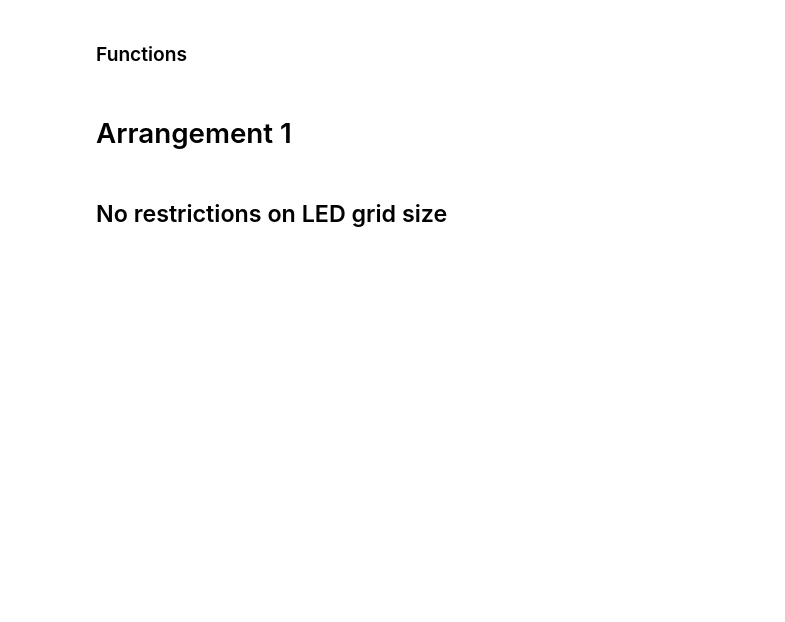
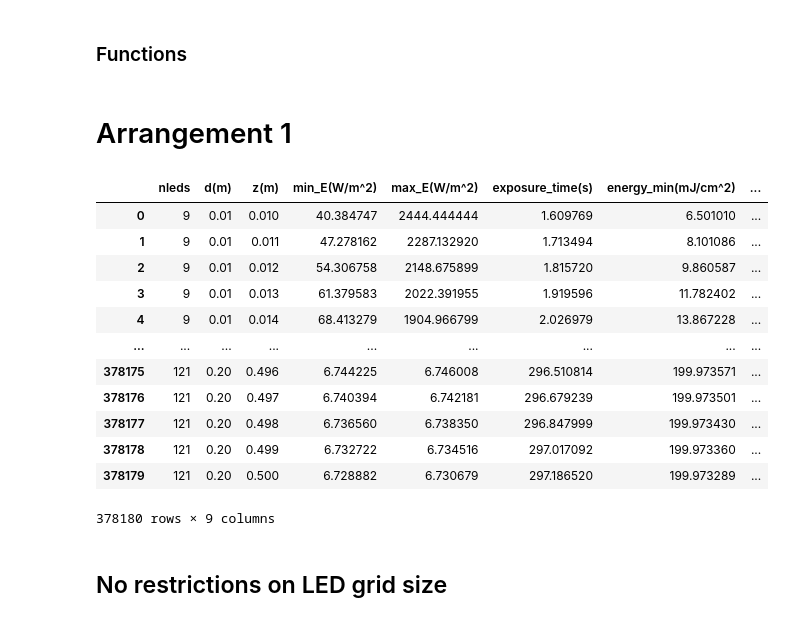
Before and after one commit to shubhranshsinghvi/Photolithography, a Jupyter notebook: Code/Ideal_UV_LED_model.ipynb, the cells around one changed output. Saved outputs shown, nothing was run; the diff lists cells and outputs as text; code cells hidden in the pictures; blank space fills up the shorter version.

```diff
--- a/Code/Ideal_UV_LED_model.ipynb
+++ b/Code/Ideal_UV_LED_model.ipynb
@@ -85,7 +87,24 @@ for i in l:
     t.extend(i)
 final_list=t
 # %%
-df_1 = pd.DataFrame(final_list,columns=["nleds","d(m)","z(m)","min_E(W/m^2)","max_E(W/m^2)","exposure_time(s)","energy_min(mJ/cm^2)","energy_max(mJ^cm^2)","percent_uniformity"])
+df_1=pd.read_pickle("./df_1.pkl")
+#df_1 = pd.DataFrame(final_list,columns=["nleds","d(m)","z(m)","min_E(W/m^2)","max_E(W/m^2)","exposure_time(s)","energy_min(mJ/cm^2)","energy_max(mJ^cm^2)","percent_uniformity"])
+# df_1.to_pickle("./df_1.pkl")
+df_1
+# %% [output]
+|  | nleds | d(m) | z(m) | min_E(W/m^2) | max_E(W/m^2) | exposure_time(s) | energy_min(mJ/cm^2) | ... |
+| 0 | 9 | 0.01 | 0.010 | 40.384747 | 2444.444444 | 1.609769 | 6.501010 | ... |
+| 1 | 9 | 0.01 | 0.011 | 47.278162 | 2287.132920 | 1.713494 | 8.101086 | ... |
+| 2 | 9 | 0.01 | 0.012 | 54.306758 | 2148.675899 | 1.815720 | 9.860587 | ... |
+| 3 | 9 | 0.01 | 0.013 | 61.379583 | 2022.391955 | 1.919596 | 11.782402 | ... |
+| 4 | 9 | 0.01 | 0.014 | 68.413279 | 1904.966799 | 2.026979 | 13.867228 | ... |
+| ... | ... | ... | ... | ... | ... | ... | ... | ... |
+| 378175 | 121 | 0.20 | 0.496 | 6.744225 | 6.746008 | 296.510814 | 199.973571 | ... |
+| 378176 | 121 | 0.20 | 0.497 | 6.740394 | 6.742181 | 296.679239 | 199.973501 | ... |
+| 378177 | 121 | 0.20 | 0.498 | 6.736560 | 6.738350 | 296.847999 | 199.973430 | ... |
+| 378178 | 121 | 0.20 | 0.499 | 6.732722 | 6.734516 | 297.017092 | 199.973360 | ... |
+| 378179 | 121 | 0.20 | 0.500 | 6.728882 | 6.730679 | 297.186520 | 199.973289 | ... |
+378180 rows × 9 columns
 # %% [markdown]
 ## No restrictions on LED grid size
 # %% [markdown]
```
Also changed, not shown: parts of 22 cells of this notebook, 6 other files.
